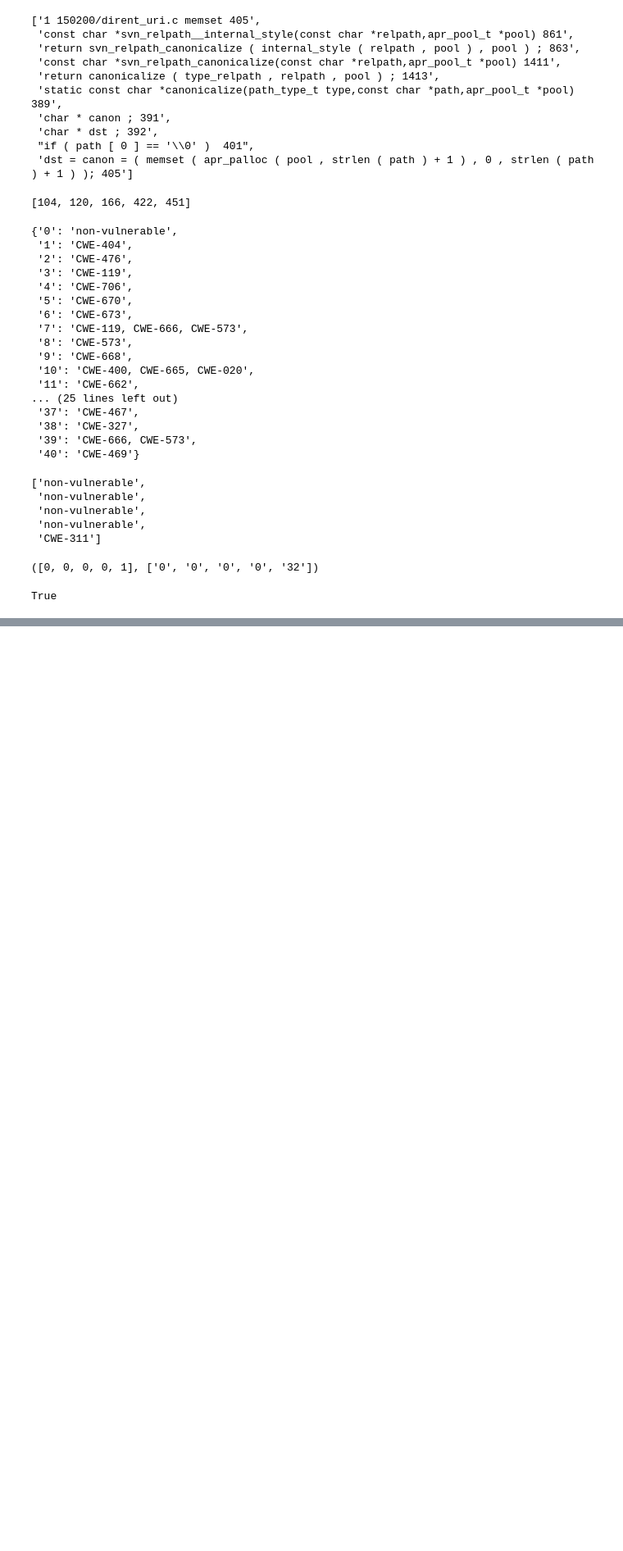
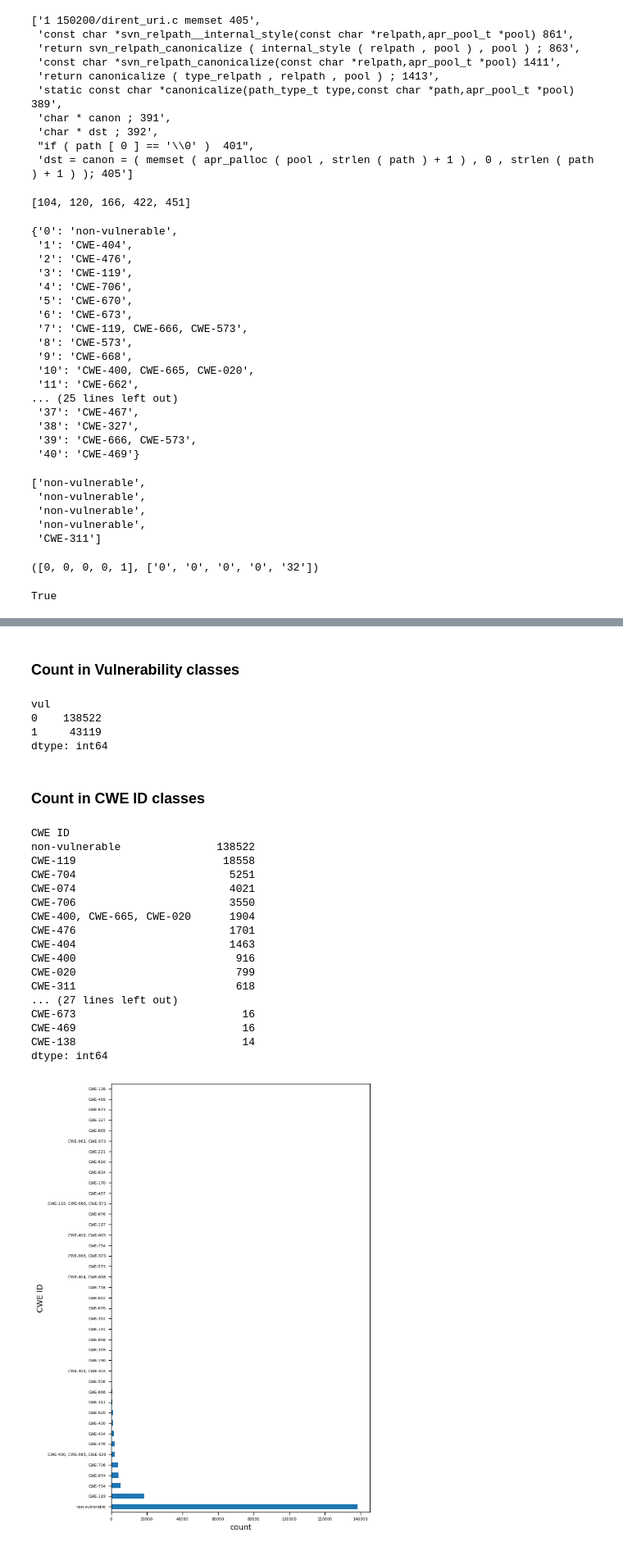
Before and after one commit to seunghee6022/TransVulDet, a Jupyter notebook: data preprocessing/MVD_preprocessing.ipynb, the cells around one changed output, grey strips where cells are left out. Shown at 82% size. Saved outputs shown, nothing was run; the diff lists cells and outputs as text; code cells hidden in the pictures; blank space fills up the shorter version.

```diff
--- a/data preprocessing/MVD_preprocessing.ipynb
+++ b/data preprocessing/MVD_preprocessing.ipynb
@@ -122,6 +129,41 @@ df.head(10)
 | 7 | 95615/CWE36_Absolute_Path_Travers... | non-vulnerable | 0 | void bad() 55\nchar * data ; 57\n... | 0 |
 | 8 | 80601/CWE134_Uncontrolled_Format_... | non-vulnerable | 0 | static void goodB2G() 136\nwchar_... | 0 |
 | 9 | 0 153579/dfa.c xmalloc 2585 | non-vulnerable | 0 | void dfacomp(const char *s,size_t... | 0 |
+# %% [markdown]
+### Count in Vulnerability classes
+# %%
+df.value_counts(subset='vul')
+# %% [output]
+vul
+0    138522
+1     43119
+dtype: int64
+# %% [markdown]
+### Count in CWE ID classes
+# %%
+print(df.value_counts(subset='CWE ID'))
+plt.figure(figsize=(6, 10))
+df.value_counts(subset='CWE ID').plot.barh(xlabel='count', ylabel='CWE ID',fontsize=5)
+plt.show()
+# %% [output]
+CWE ID
+non-vulnerable               138522
+CWE-119                       18558
+CWE-704                        5251
+CWE-074                        4021
+CWE-706                        3550
+CWE-400, CWE-665, CWE-020      1904
+CWE-476                        1701
+CWE-404                        1463
+CWE-400                         916
+CWE-020                         799
+CWE-311                         618
+... (27 lines left out)
+CWE-673                          16
+CWE-469                          16
+CWE-138                          14
+dtype: int64
+[figure, added]
 # %%
 # Check if CWE ID == NaN & vul == 1 : vulnerable but no CWE info
 no_cwe_vul = df[(df['CWE ID']=='non-vulnerable') & (df['vul'] == 1)]
```
Also changed, not shown: parts of 4 cells of this notebook, 1 other file.
